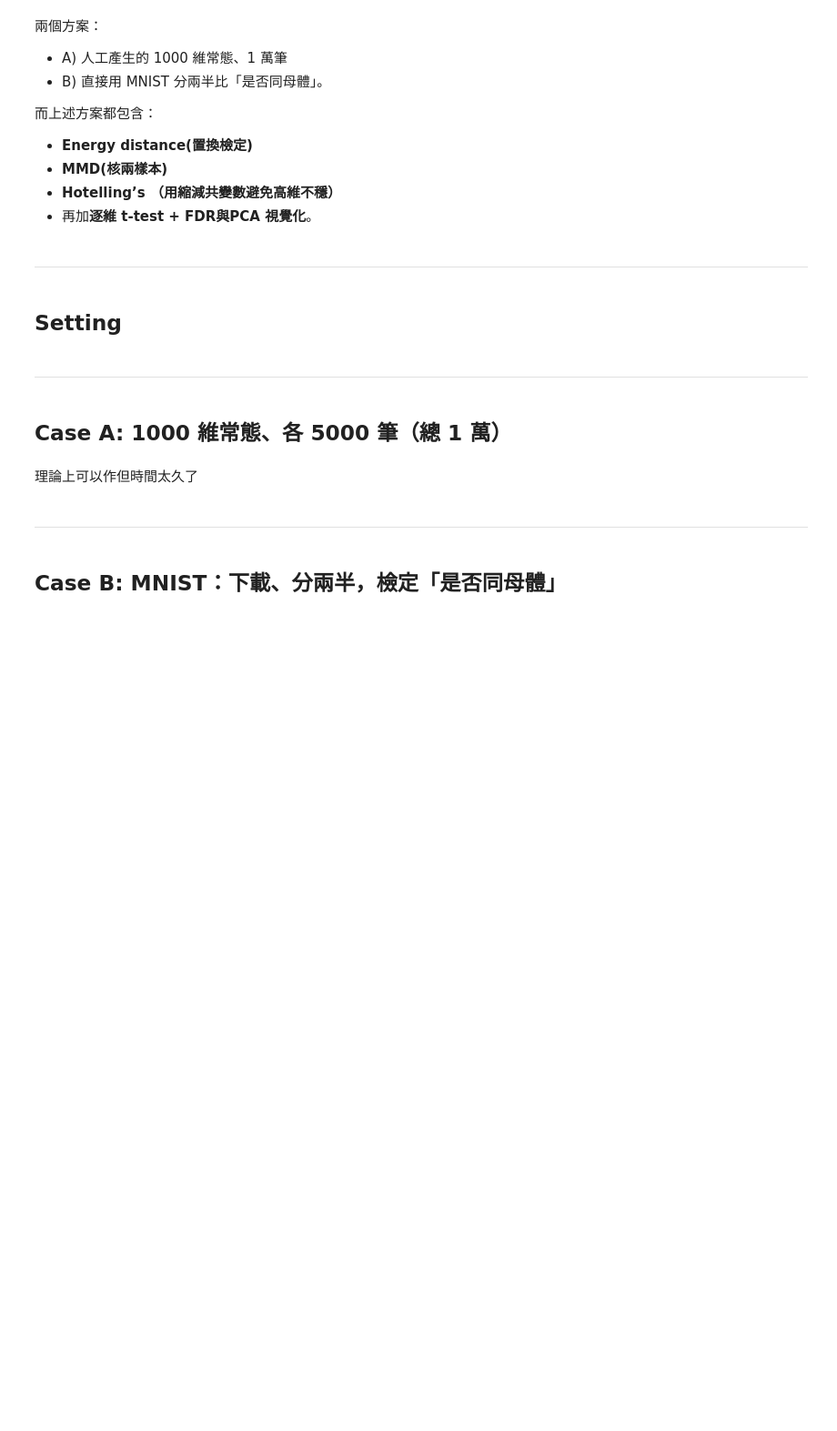
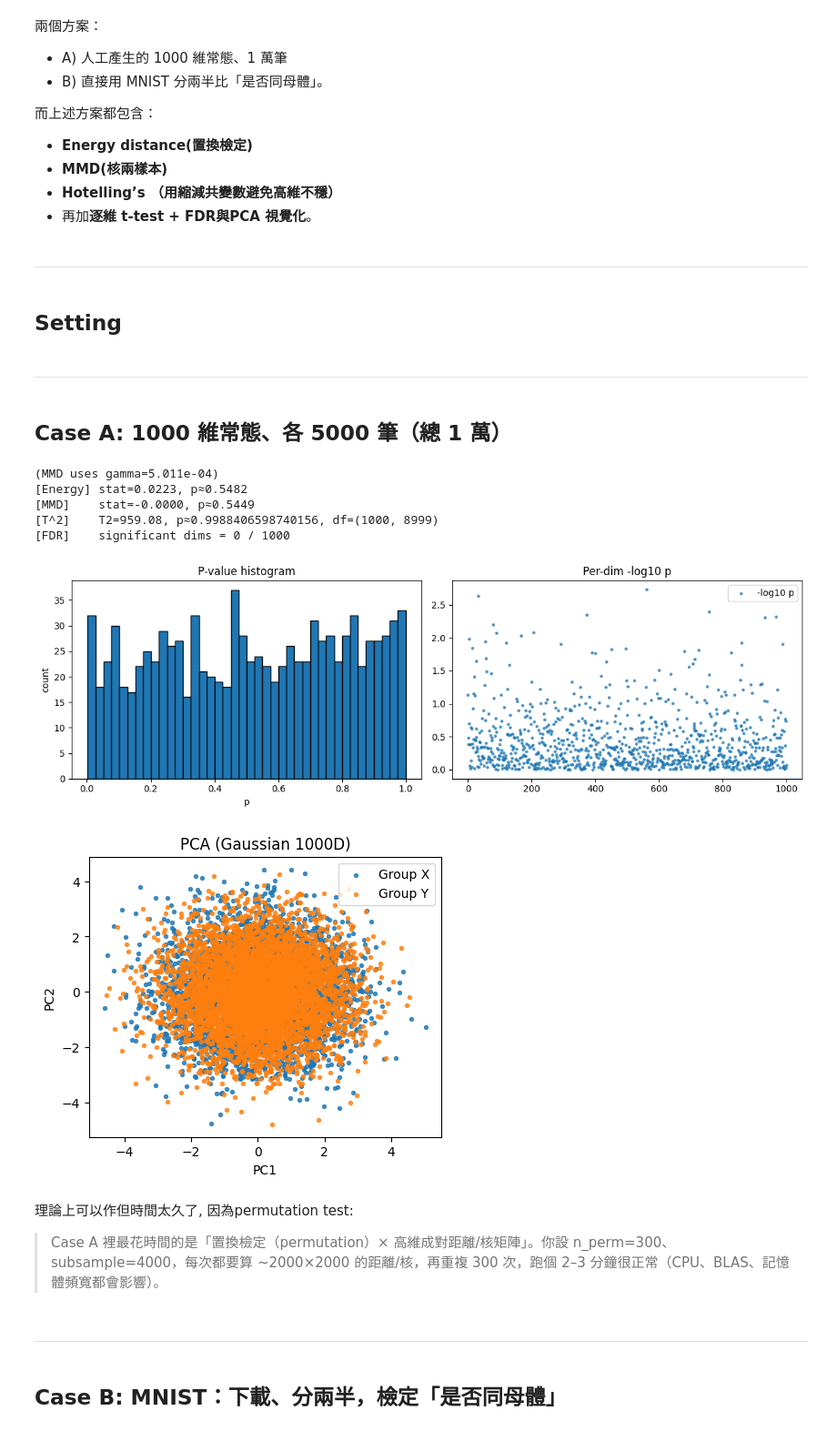
Before and after one commit to XuanWeiWang-999/2025Autumn_ML-project-DiffusionModel, a Jupyter notebook: 20251009_code/20251009_1000-D normal dist stat test.ipynb, the cells around one changed output. Shown at 91% size. Saved outputs shown, nothing was run; the diff lists cells and outputs as text; code cells hidden in the pictures; blank space fills up the shorter version.

```diff
--- a/20251009_code/20251009_1000-D normal dist stat test.ipynb
+++ b/20251009_code/20251009_1000-D normal dist stat test.ipynb
@@ -135,39 +251,61 @@ mu2 = np.zeros(d)
 # 也可做出相關性：這裡先用獨立常態
 X = rng.standard_normal((n1, d)) + mu1
 Y = rng.standard_normal((n2, d)) + mu2
 
 # ---- 檢定們 ----
-# 1) Energy distance（置換檢定，對高維穩健；可 subsample 加速）
-estat, ep = permutation_test(energy_stat, X, Y, n_perm=300, subsample=4000)
+# === Case A 加速版：先下採樣、再一次性建立矩陣，置換只做索引 ===
+rng = np.random.default_rng(0)
+subsample = 4000   # 想更快可降到 2000
+nA = min(len(X), subsample//2)
+nB = min(len(Y), subsample - nA)
+Xa = X[rng.choice(len(X), nA, replace=False)]
+Yb = Y[rng.choice(len(Y), nB, replace=False)]
+Z  = np.vstack([Xa, Yb])
 
-# 2) MMD（RBF，置換檢定）
-mmd, mmd_p = permutation_test(mmd_stat, X, Y, n_perm=300, subsample=4000)
+# Energy（預先算距離矩陣）
+D = pairwise_l2_dist(Z, dtype=np.float32)
+estat, ep = permutation_energy_precomputed(D, nA=nA, n_perm=300, tail='right', rng=rng)
+
+# MMD（預先算 RBF Gram）
+K, gamma = rbf_gram_precomputed(Z, gamma='median', dtype=np.float32, rng=rng)
+mmd, mmd_p = permutation_mmd_precomputed(K, nA=nA, n_perm=300, tail='right', rng=rng)
+print(f"(MMD uses gamma={gamma:.3e})")
+
 
 # 3) Hotelling’s T^2（用 Ledoit-Wolf 縮減共變數）
 T2, T2_p, dfs = hotellings_T2_two_sample(X, Y)
 
 # 4) 逐維 + FDR
 pvals, pvals_fdr, rej = per_dim_tests_with_fdr(X, Y)
 
 print(f"[Energy] stat={estat:.4f}, p≈{ep:.4g}")
 print(f"[MMD]    stat={mmd:.4f}, p≈{mmd_p:.4g}")
 print(f"[T^2]    T2={T2:.2f}, p≈{T2_p}, df={dfs}")
 print(f"[FDR]    significant dims = {rej.sum()} / {d}")
 
 # 視覺化
 neglogp = -np.log10(pvals + 1e-300)
 plt.figure(figsize=(12,4))
 plt.subplot(1,2,1)
 plt.hist(pvals, bins=40, edgecolor='black'); plt.title('P-value histogram'); plt.xlabel('p'); plt.ylabel('count')
 plt.subplot(1,2,2)
 plt.scatter(range(d), neglogp, s=6, alpha=0.7, label='-log10 p')
 if rej.any():
     plt.scatter(np.where(rej)[0], neglogp[rej], s=8, alpha=0.9, label='FDR sig')
 plt.title('Per-dim -log10 p'); plt.legend(); plt.tight_layout(); plt.show()
 
 quick_pca_plot(X, Y, title='PCA (Gaussian 1000D)')
+# %% [output]
+(MMD uses gamma=5.011e-04)
+[Energy] stat=0.0223, p≈0.5482
+[MMD]    stat=-0.0000, p≈0.5449
+[T^2]    T2=959.08, p≈0.9988406598740156, df=(1000, 8999)
+[FDR]    significant dims = 0 / 1000
+[figure, added]
+[figure, added]
 # %% [markdown]
-理論上可以作但時間太久了
+理論上可以作但時間太久了, 因為permutation test:
+> Case A 裡最花時間的是「置換檢定（permutation）× 高維成對距離/核矩陣」。你設 n_perm=300、subsample=4000，每次都要算 ~2000×2000 的距離/核，再重複 300 次，跑個 2–3 分鐘很正常（CPU、BLAS、記憶體頻寬都會影響）。
 # %% [markdown]
 ---
 # %% [markdown]
```
Also changed, not shown: parts of 1 cell of this notebook.
